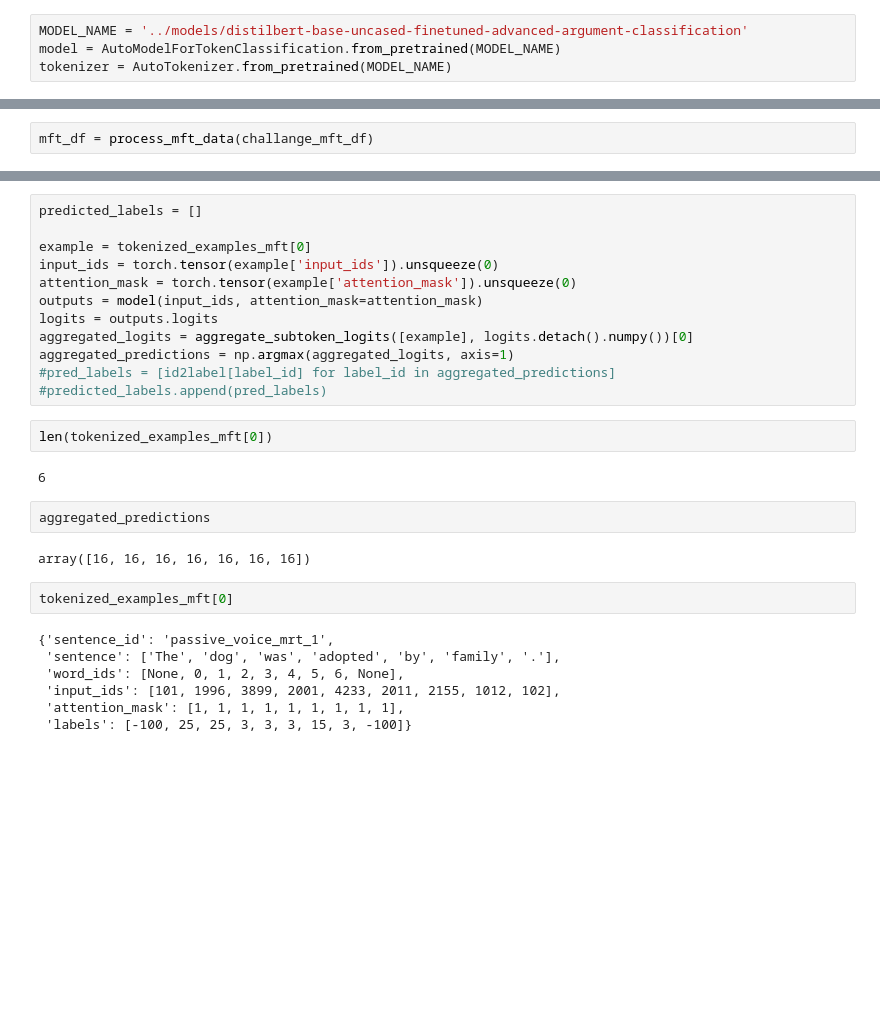
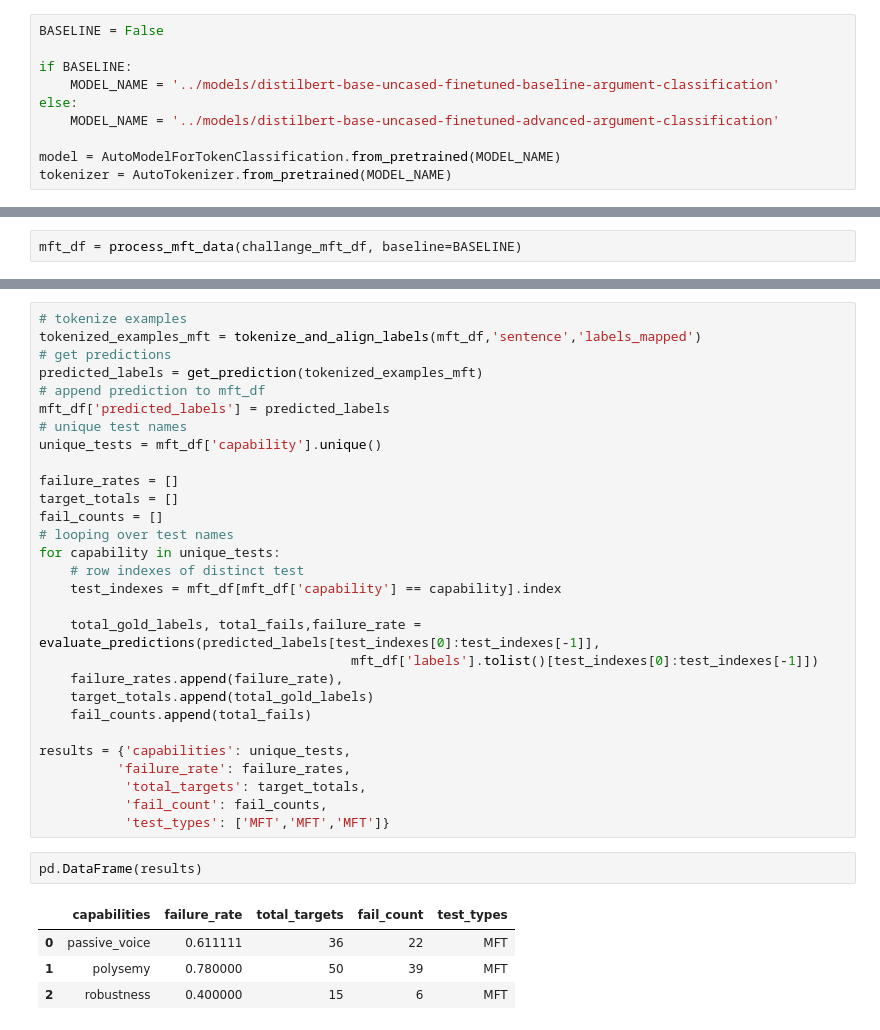
Before and after one commit to pukelevicius/challange-SRL, a Jupyter notebook: Code/evaluate_challange_dataset.ipynb, the cells around one changed output, grey strips where cells are left out. Drawn from its saved outputs; the diff is of its cells as text; blank space fills up the shorter version.

```diff
--- a/Code/evaluate_challange_dataset.ipynb
+++ b/Code/evaluate_challange_dataset.ipynb
@@ -10,4 +16,10 @@ from transformers import AutoModelForTokenClassification, AutoTokenizer
 # %%
-MODEL_NAME = '../models/distilbert-base-uncased-finetuned-advanced-argument-classification'
+BASELINE = False
+
+if BASELINE:
+    MODEL_NAME = '../models/distilbert-base-uncased-finetuned-baseline-argument-classification'
+else:
+    MODEL_NAME = '../models/distilbert-base-uncased-finetuned-advanced-argument-classification'
+
 model = AutoModelForTokenClassification.from_pretrained(MODEL_NAME)
 tokenizer = AutoTokenizer.from_pretrained(MODEL_NAME)
@@ -71,2 +205,2 @@ def process_mft_data(data):
 # %%
-mft_df = process_mft_data(challange_mft_df)
+mft_df = process_mft_data(challange_mft_df, baseline=BASELINE)
@@ -173,29 +207,36 @@ len(predictions)
-# %%
-predicted_labels = []
-
-example = tokenized_examples_mft[0]
-input_ids = torch.tensor(example['input_ids']).unsqueeze(0)
-attention_mask = torch.tensor(example['attention_mask']).unsqueeze(0)
-outputs = model(input_ids, attention_mask=attention_mask)
-logits = outputs.logits
-aggregated_logits = aggregate_subtoken_logits([example], logits.detach().numpy())[0]
-aggregated_predictions = np.argmax(aggregated_logits, axis=1)
-#pred_labels = [id2label[label_id] for label_id in aggregated_predictions]
-#predicted_labels.append(pred_labels)
-# %%
-len(tokenized_examples_mft[0])
-# %% [output]
-6
-# %%
-aggregated_predictions
-# %% [output]
-array([16, 16, 16, 16, 16, 16, 16])
-# %%
-tokenized_examples_mft[0]
-# %% [output]
-{'sentence_id': 'passive_voice_mrt_1',
- 'sentence': ['The', 'dog', 'was', 'adopted', 'by', 'family', '.'],
- 'word_ids': [None, 0, 1, 2, 3, 4, 5, 6, None],
- 'input_ids': [101, 1996, 3899, 2001, 4233, 2011, 2155, 1012, 102],
- 'attention_mask': [1, 1, 1, 1, 1, 1, 1, 1, 1],
- 'labels': [-100, 25, 25, 3, 3, 3, 15, 3, -100]}
+# %%
+# tokenize examples
+tokenized_examples_mft = tokenize_and_align_labels(mft_df,'sentence','labels_mapped')
+# get predictions
+predicted_labels = get_prediction(tokenized_examples_mft)
+# append prediction to mft_df
+mft_df['predicted_labels'] = predicted_labels
+# unique test names
+unique_tests = mft_df['capability'].unique()
+
+failure_rates = []
+target_totals = []
+fail_counts = []
+# looping over test names
+for capability in unique_tests:
+    # row indexes of distinct test
+    test_indexes = mft_df[mft_df['capability'] == capability].index
+
+    total_gold_labels, total_fails,failure_rate = evaluate_predictions(predicted_labels[test_indexes[0]:test_indexes[-1]],
+                                        mft_df['labels'].tolist()[test_indexes[0]:test_indexes[-1]])
+    failure_rates.append(failure_rate),
+    target_totals.append(total_gold_labels)
+    fail_counts.append(total_fails)
+
+results = {'capabilities': unique_tests,
+          'failure_rate': failure_rates,
+           'total_targets': target_totals,
+           'fail_count': fail_counts,
+           'test_types': ['MFT','MFT','MFT']}
+# %%
+pd.DataFrame(results)
+# %% [output]
+|  | capabilities | failure_rate | total_targets | fail_count | test_types |
+| 0 | passive_voice | 0.611111 | 36 | 22 | MFT |
+| 1 | polysemy | 0.780000 | 50 | 39 | MFT |
+| 2 | robustness | 0.400000 | 15 | 6 | MFT |
```
Also changed, not shown: parts of 31 cells of this notebook, 1 other file.
